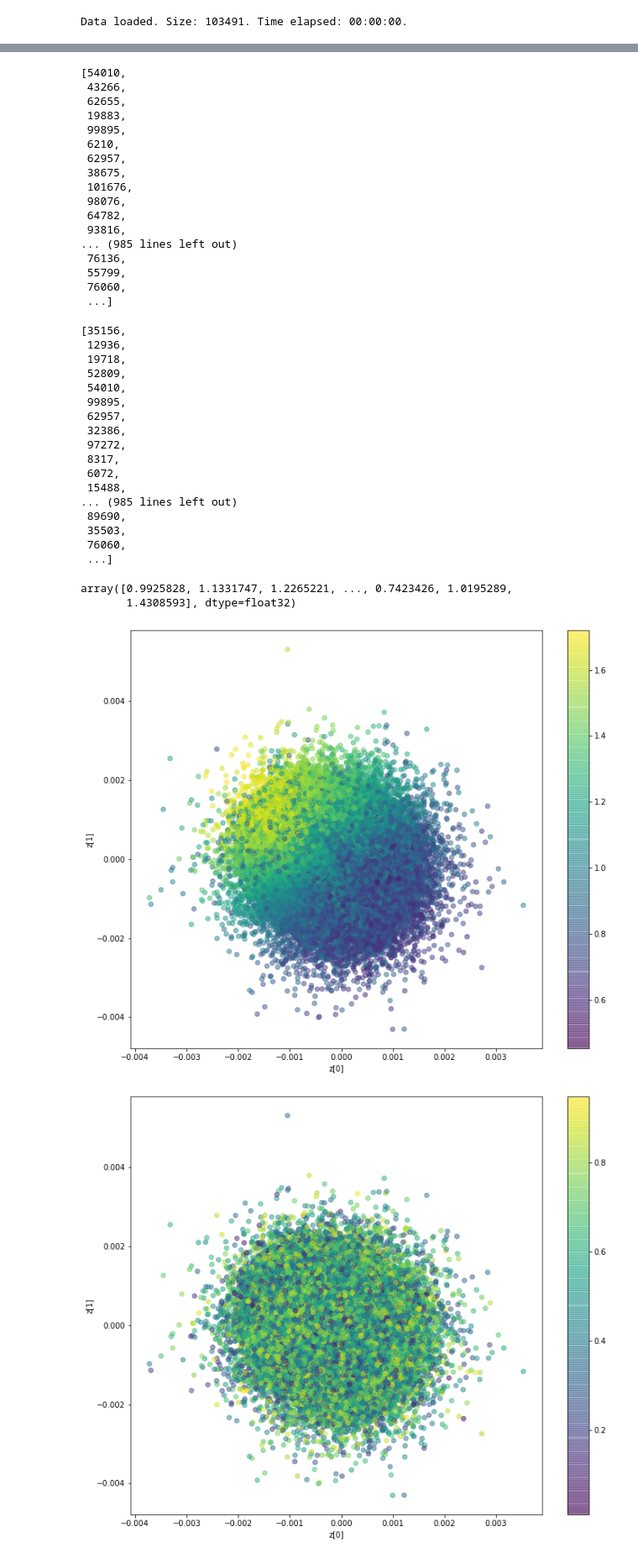
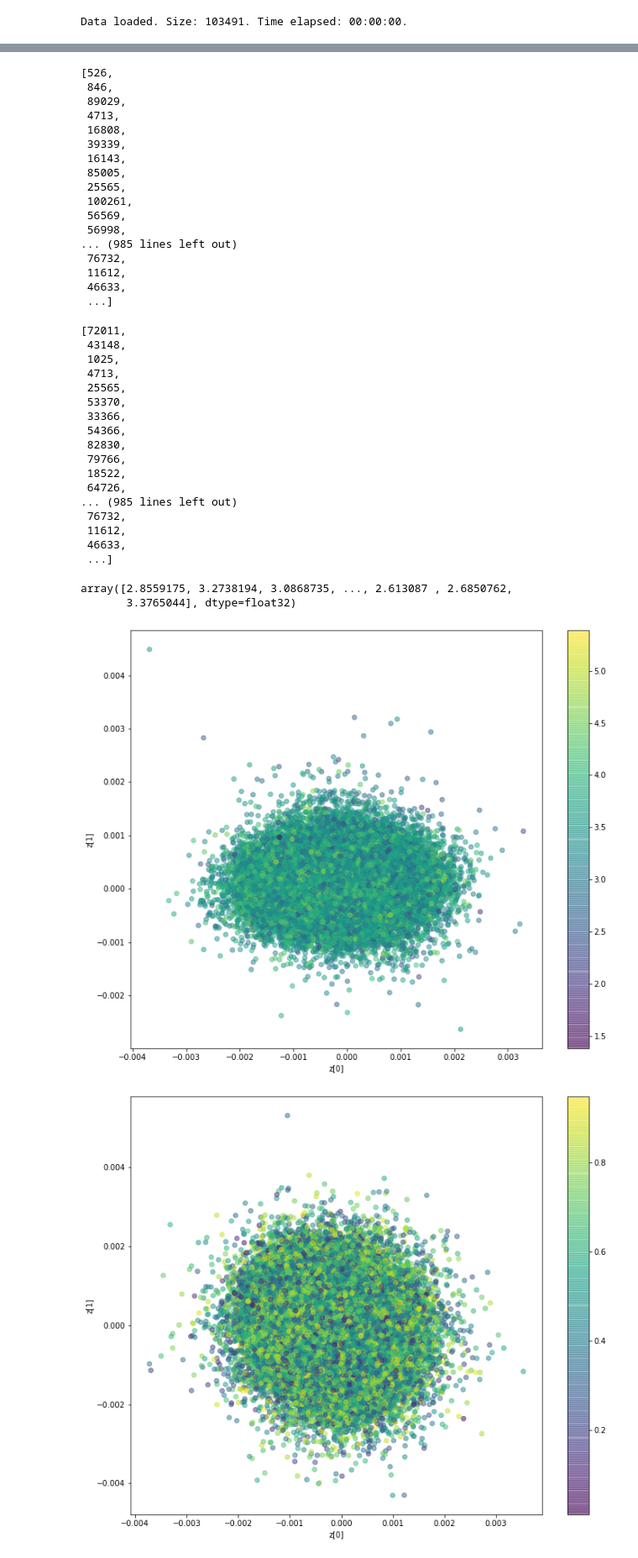
Before and after one commit to panukorn17/drug_discovery_models, a Jupyter notebook: fragment-based-dgm/Latent Space Optimisation.ipynb, the cells around one changed output, grey strips where cells are left out. Shown at 84% size. Cells and saved outputs as stored; diff of their text form; code cells hidden in the pictures.

```diff
--- a/fragment-based-dgm/Latent Space Optimisation.ipynb
+++ b/fragment-based-dgm/Latent Space Optimisation.ipynb
@@ -36,8 +36,8 @@ from xgboost import XGBRegressor
 # %%
 #config = pickle.load(open('RUNS/2022-08-23@19:32:45-LAPTOP-E1483HNR-CHEMBL/config/config.pkl', "rb"))
 #vocab = pickle.load(open('RUNS/2022-08-23@19:32:45-LAPTOP-E1483HNR-CHEMBL/config/vocab.pkl', "rb"))
-config = pickle.load(open('RUNS/2022-09-14@17:46:51-LAPTOP-E1483HNR-CHEMBL/config/config.pkl', "rb"))
-vocab = pickle.load(open('RUNS/2022-09-14@17:46:51-LAPTOP-E1483HNR-CHEMBL/config/vocab.pkl', "rb"))
+config = pickle.load(open('RUNS/2022-09-15@10:52:42-LAPTOP-E1483HNR-CHEMBL/config/config.pkl', "rb"))
+vocab = pickle.load(open('RUNS/2022-09-15@10:52:42-LAPTOP-E1483HNR-CHEMBL/config/vocab.pkl', "rb"))
 dataset = FragmentDataset(config)
 vocab = dataset.get_vocab()
 model = Frag2Mol(config, vocab)
@@ -88,7 +88,7 @@ for idx, (src, tgt, lengths, data, tgt_str) in enumerate(loader):
         src = src.cuda()
         tgt = tgt.cuda()
 
-    output, mu, sigma, z, pred_qed, pred_logp, pred_sas = model.forward(src, lengths)
+    output, mu, sigma, z, pred_logp, pred_sas = model.forward(src, lengths)
 
     #print(torch.all(rnn2mean_weight == model.encoder.rnn2mean.weight))
     model.encoder.rnn2mean.weight.size() == model.encoder.rnn2mean.weight.size()
@@ -106,12 +106,10 @@ for idx, (src, tgt, lengths, data, tgt_str) in enumerate(loader):
     data_sample.append(list(data))
     if idx == 0:
         mu_stack = mu
-        pred_qed_stack = pred_qed
         pred_logp_stack = pred_logp
         pred_sas_stack = pred_sas
     else:
         mu_stack = torch.cat((mu_stack, mu), 0)
-        pred_qed_stack = torch.cat((pred_qed_stack, pred_qed), 0)
         pred_logp_stack = torch.cat((pred_logp_stack, pred_logp), 0)
         pred_sas_stack = torch.cat((pred_sas_stack, pred_sas), 0)
     print(len(mu_stack))
@@ -142,59 +140,59 @@ data_sample_index_correct = [item for sublist in data_sample_correct for item in
 # %%
 data_sample_index
 # %% [output]
-[54010,
- 43266,
- 62655,
- 19883,
- 99895,
- 6210,
- 62957,
- 38675,
- 101676,
- 98076,
- 64782,
- 93816,
+[526,
+ 846,
+ 89029,
+ 4713,
+ 16808,
+ 39339,
+ 16143,
+ 85005,
+ 25565,
+ 100261,
+ 56569,
+ 56998,
 ... (985 lines left out)
- 76136,
- 55799,
- 76060,
+ 76732,
+ 11612,
+ 46633,
  ...]
 # %%
 data_sample_index_correct
 # %% [output]
-[35156,
- 12936,
- 19718,
- 52809,
- 54010,
- 99895,
- 62957,
- 32386,
- 97272,
- 8317,
- 6072,
- 15488,
+[72011,
+ 43148,
+ 1025,
+ 4713,
+ 25565,
+ 53370,
+ 33366,
+ 54366,
+ 82830,
+ 79766,
+ 18522,
+ 64726,
 ... (985 lines left out)
- 89690,
- 35503,
- 76060,
+ 76732,
+ 11612,
+ 46633,
  ...]
 # %%
 pred_sas_stack.cpu().detach().numpy()
 # %% [output]
-array([0.9925828, 1.1331747, 1.2265221, ..., 0.7423426, 1.0195289,
-       1.4308593], dtype=float32)
+array([2.8559175, 3.2738194, 3.0868735, ..., 2.613087 , 2.6850762,
+       3.3765044], dtype=float32)
 # %%
 plt.figure(figsize=(12, 10))
-plt.scatter(mu_stack[:, 1].cpu().detach().numpy(), mu_stack[:, 2].cpu().detach().numpy(), c=pred_sas_stack.cpu().detach().numpy(), alpha=0.5)
+plt.scatter(mu_stack[:, 1].cpu().detach().numpy(), mu_stack[:, 2].cpu().detach().numpy(), c=pred_logp_stack.cpu().detach().numpy(), alpha=0.5)
 plt.xlabel("z[0]")
 plt.ylabel("z[1]")
 plt.colorbar()
 #plt.xlim(-0.0025, 0.003)
 #plt.ylim(-0.0025, 0.0025)
 plt.show()
 # %% [output]
-[figure, old version]
+[figure, new version]
 # %%
 plt.figure(figsize=(12, 10))
 plt.scatter(mu_stack[:, 1].cpu().detach().numpy(), mu_stack[:, 2].cpu().detach().numpy(), c=np.array(dataset.data.loc[data_sample_index_correct, 'qed']), alpha=0.5)
```
Also changed, not shown: parts of 1 cell of this notebook, 1 other file.
